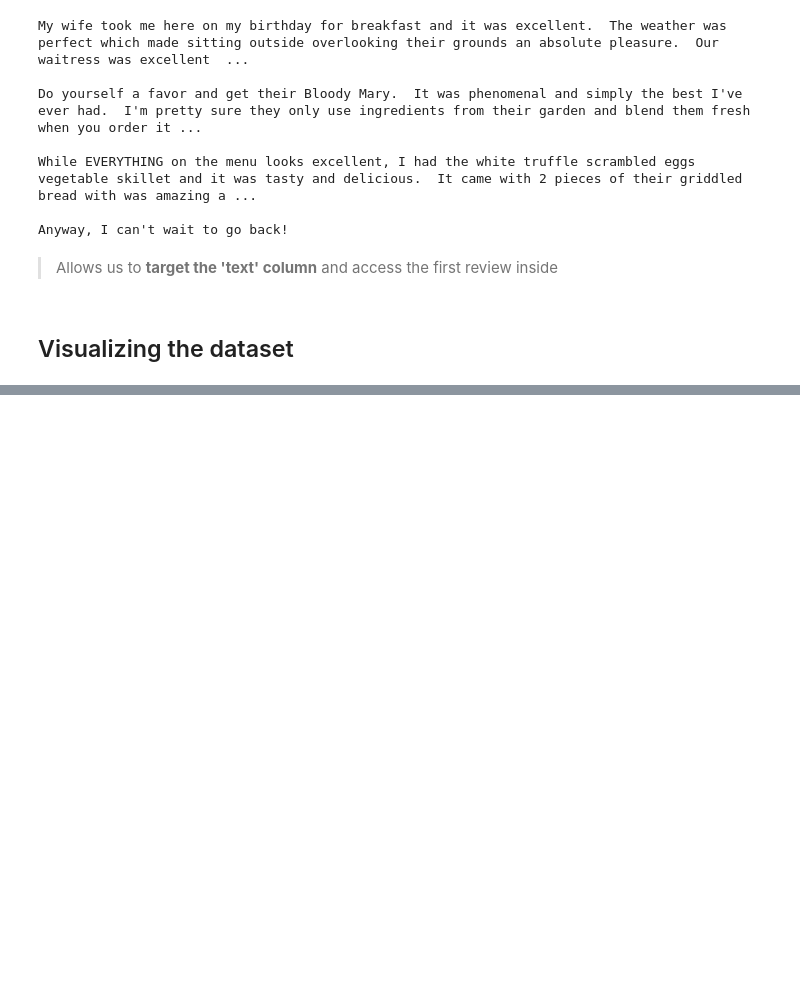
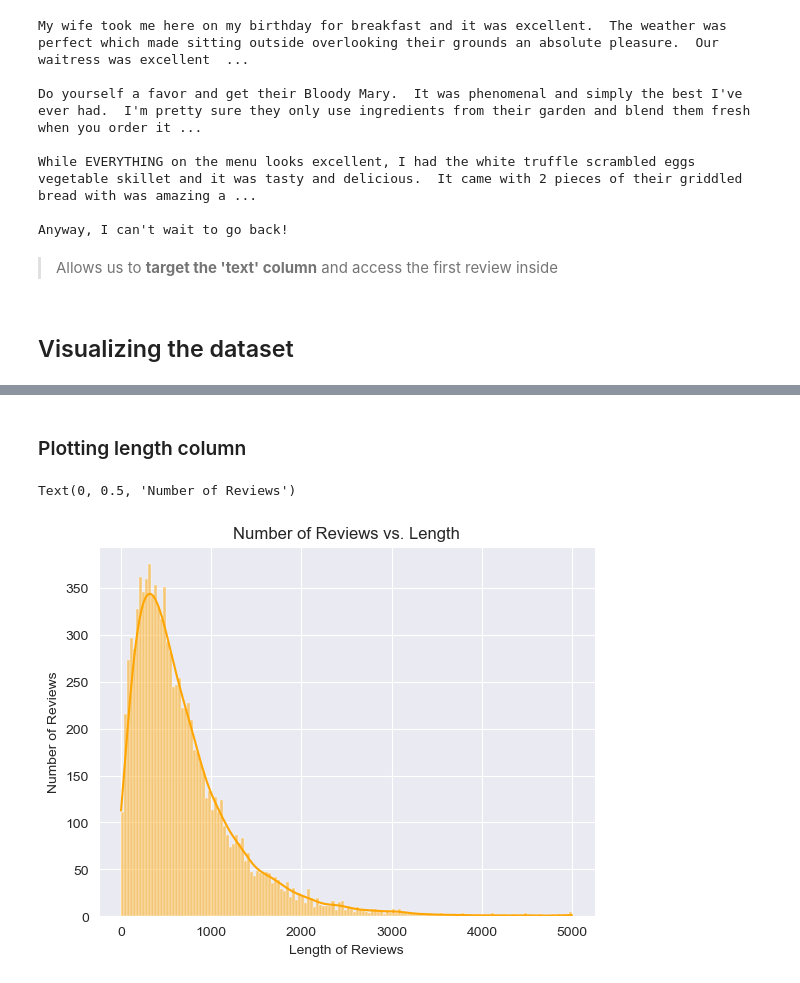
Before and after one commit to redayzarra/NLP_YelpReviews, a Jupyter notebook: Yelp_Reviews_NLP.ipynb, the cells around one changed output, grey strips where cells are left out. Saved outputs shown, nothing was run; the diff lists cells and outputs as text; code cells hidden in the pictures; blank space fills up the shorter version.

Commit message:
Visualizing the length of reviews

```diff
--- a/Yelp_Reviews_NLP.ipynb
+++ b/Yelp_Reviews_NLP.ipynb
@@ -22,8 +22,11 @@ import numpy as np
 
 > NumPy is a package used for numerical analysis
 # %%
-import matplotlib as plt
+import matplotlib.pyplot as plt
 import seaborn as sns
+
+# Set seaborn style
+sns.set_style('darkgrid')
 # %% [markdown]
 >Libraries used for plotting and data visualization
 # %% [markdown]
@@ -106,0 +115,2 @@ Anyway, I can't wait to go back!
+# %%
+yelp_reviews['length'] = yelp_reviews['text'].apply(len)
@@ -106,0 +135,10 @@ Anyway, I can't wait to go back!
+# %% [markdown]
+### Plotting length column
+# %%
+sns.histplot(yelp_reviews['length'], bins=150, color='orange', kde=True)
+plt.title("Number of Reviews vs. Length")
+plt.xlabel("Length of Reviews")
+plt.ylabel("Number of Reviews")
+# %% [output]
+Text(0, 0.5, 'Number of Reviews')
+[figure, added]
```
Also changed, not shown: parts of 15 cells of this notebook, 1 other file.
